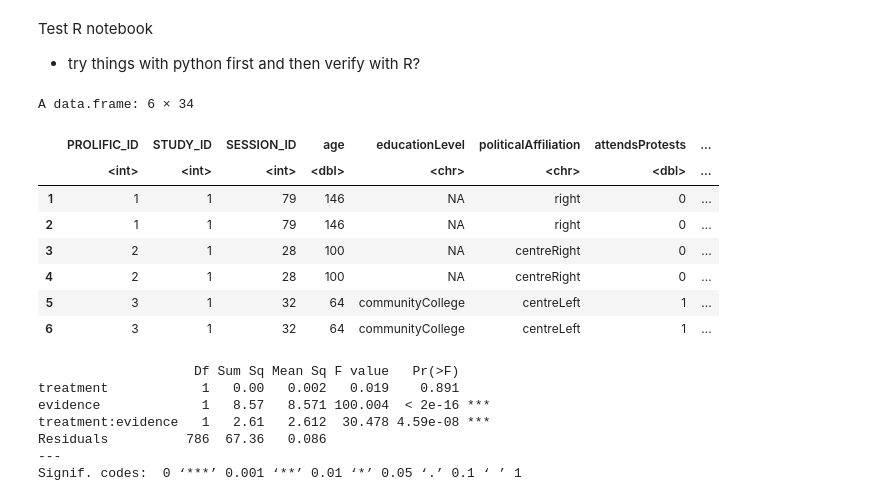
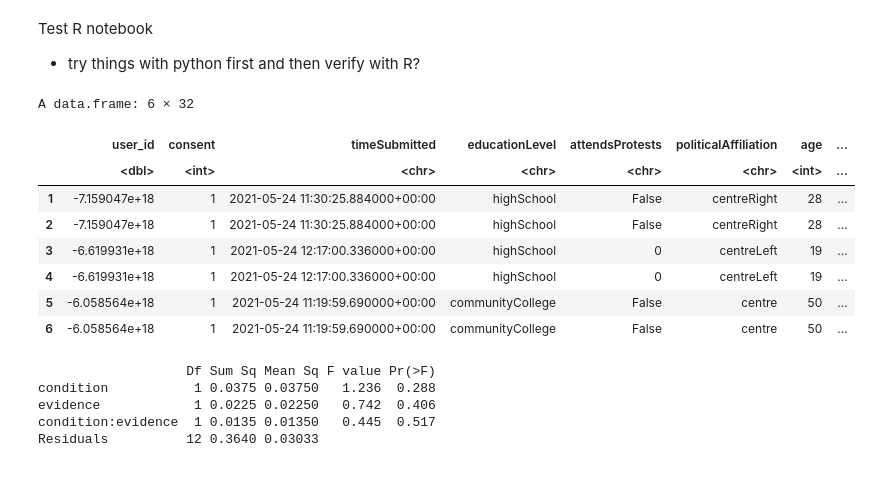
Before and after one commit to cameron-raymond/SDS-Thesis, a Jupyter notebook: notebooks/R_Notebooks/R-System_Analysis.ipynb, the cells around one changed output. Drawn from its saved outputs; the diff is of its cells as text; code cells hidden in the pictures.

```diff
--- a/notebooks/R_Notebooks/R-System_Analysis.ipynb
+++ b/notebooks/R_Notebooks/R-System_Analysis.ipynb
@@ -5,34 +5,32 @@ Test R notebook
 # %%
 library(lme4)
 library(AER)
 library(dplyr)
 library(purrr)
 library(magrittr)
 library(ggplot2)
 
-data <- read.csv("../data/processed/mock_data/reshare_rates.csv")
+data <- read.csv("../../data/processed/607d6b3929befce813fe5ba2-reshare_rates.csv")
 head(data)
 # %% [output]
-A data.frame: 6 × 34
+A data.frame: 6 × 32
-|  | PROLIFIC_ID | STUDY_ID | SESSION_ID | age | educationLevel | politicalAffiliation | attendsProtests | ... |
-|  | <int> | <int> | <int> | <dbl> | <chr> | <chr> | <dbl> | ... |
-| 1 | 1 | 1 | 79 | 146 | NA | right | 0 | ... |
-| 2 | 1 | 1 | 79 | 146 | NA | right | 0 | ... |
-| 3 | 2 | 1 | 28 | 100 | NA | centreRight | 0 | ... |
-| 4 | 2 | 1 | 28 | 100 | NA | centreRight | 0 | ... |
-| 5 | 3 | 1 | 32 | 64 | communityCollege | centreLeft | 1 | ... |
-| 6 | 3 | 1 | 32 | 64 | communityCollege | centreLeft | 1 | ... |
+|  | user_id | consent | timeSubmitted | educationLevel | attendsProtests | politicalAffiliation | age | ... |
+|  | <dbl> | <int> | <chr> | <chr> | <chr> | <chr> | <int> | ... |
+| 1 | -7.159047e+18 | 1 | 2021-05-24 11:30:25.884000+00:00 | highSchool | False | centreRight | 28 | ... |
+| 2 | -7.159047e+18 | 1 | 2021-05-24 11:30:25.884000+00:00 | highSchool | False | centreRight | 28 | ... |
+| 3 | -6.619931e+18 | 1 | 2021-05-24 12:17:00.336000+00:00 | highSchool | 0 | centreLeft | 19 | ... |
+| 4 | -6.619931e+18 | 1 | 2021-05-24 12:17:00.336000+00:00 | highSchool | 0 | centreLeft | 19 | ... |
+| 5 | -6.058564e+18 | 1 | 2021-05-24 11:19:59.690000+00:00 | communityCollege | False | centre | 50 | ... |
+| 6 | -6.058564e+18 | 1 | 2021-05-24 11:19:59.690000+00:00 | communityCollege | False | centre | 50 | ... |
 # %%
-aov1 <- aov(Affirms ~ treatment * evidence + (1 | PROLIFIC_ID), data=data)
+aov1 <- aov(Affirms ~ condition * evidence + (1 | user_id), data=data)
 summary(aov1)
 # %% [output]
-                    Df Sum Sq Mean Sq F value   Pr(>F)
-treatment            1   0.00   0.002   0.019    0.891
-evidence             1   8.57   8.571 100.004  < 2e-16 ***
-treatment:evidence   1   2.61   2.612  30.478 4.59e-08 ***
-Residuals          786  67.36   0.086
----
-Signif. codes:  0 ‘***’ 0.001 ‘**’ 0.01 ‘*’ 0.05 ‘.’ 0.1 ‘ ’ 1
+                   Df Sum Sq Mean Sq F value Pr(>F)
+condition           1 0.0375 0.03750   1.236  0.288
+evidence            1 0.0225 0.02250   0.742  0.406
+condition:evidence  1 0.0135 0.01350   0.445  0.517
+Residuals          12 0.3640 0.03033
 # %%
 model.tables(aov1, type = "means")
 # %% [output]
```
Also changed, not shown: parts of 4 cells of this notebook, 1 other file.
